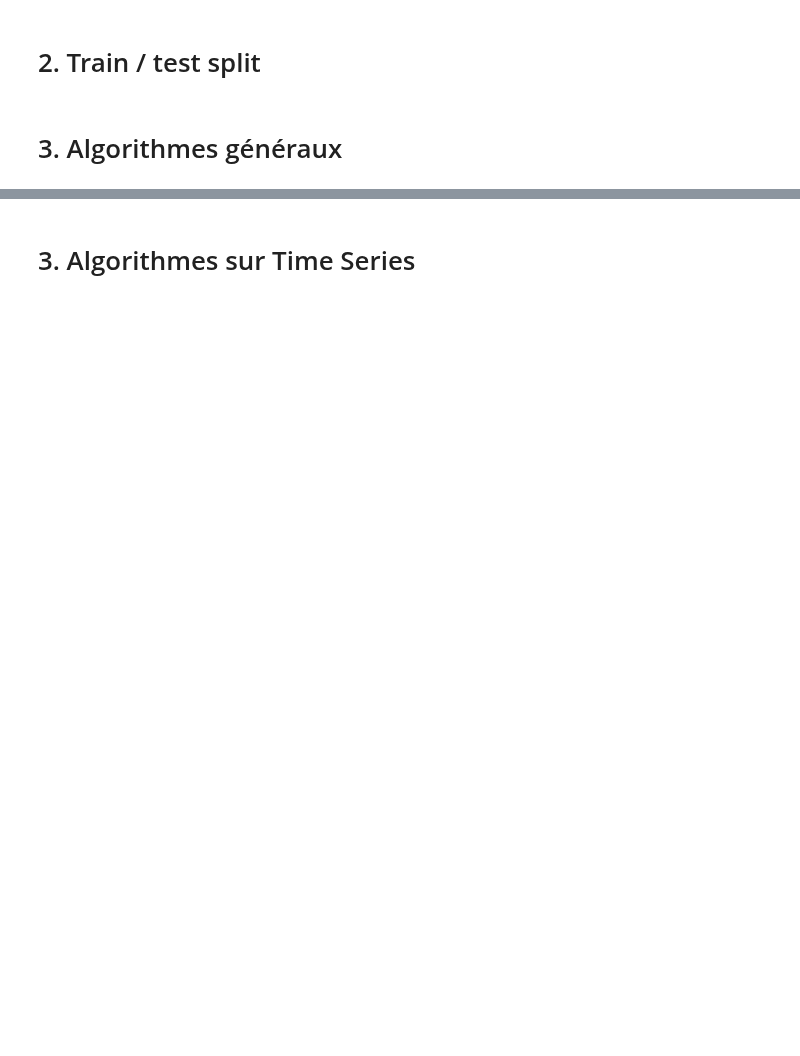
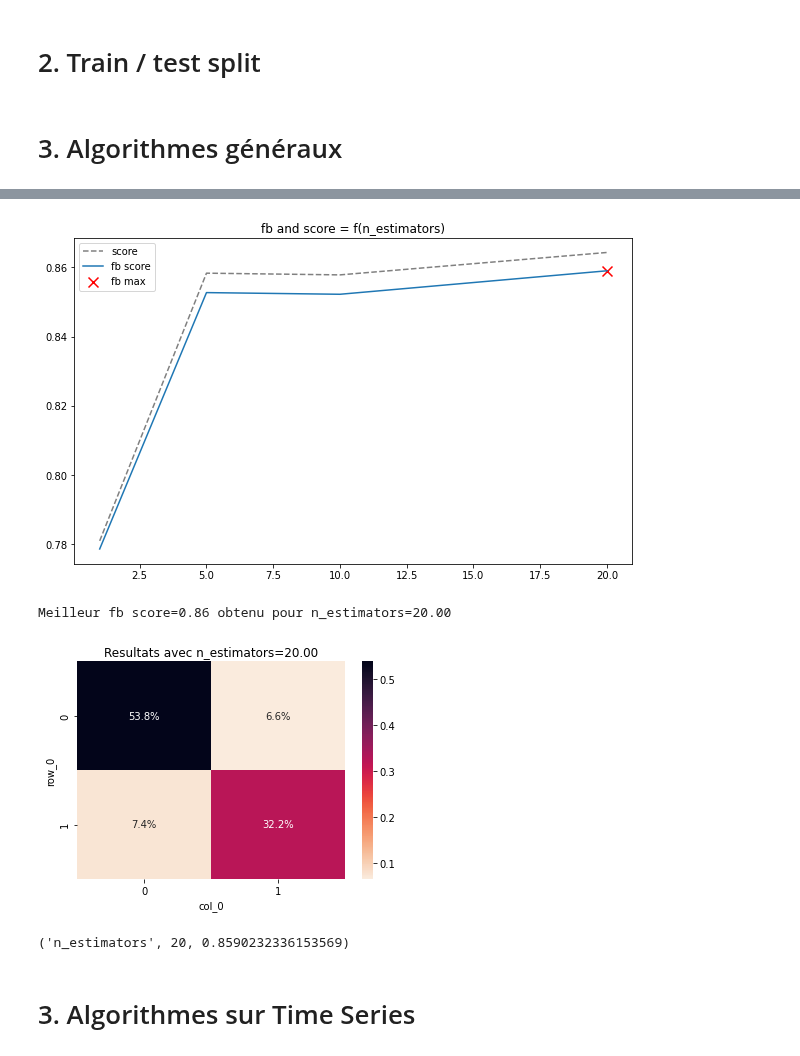
Before and after one commit to hugo-mi/Activity_Detection_From_Electrical_Consumption_Load_Curves, a Jupyter notebook: Exploratory Data Analysis/classification_house2.ipynb, the cells around one changed output, grey strips where cells are left out. Drawn from its saved outputs; the diff is of its cells as text; code cells hidden in the pictures; blank space fills up the shorter version.

```diff
--- a/Exploratory Data Analysis/classification_house2.ipynb
+++ b/Exploratory Data Analysis/classification_house2.ipynb
@@ -158,9 +197,14 @@ Meilleur fb score=0.84 obtenu pour n_estimators=20.00
 # %%
 from sklearn.tree import DecisionTreeClassifier
-from sklearn.ensemble import BaggingClassifier
+from sklearn.ensemble import AdaBoostClassifier
 
-n_range = [1, 10, 20, 30, 40, 60]
-plot_scores_param(X_train, X_test, y_train, y_test, BaggingClassifier, 'n_estimators', n_range, other_params={'n_jobs': -1, 'max_samples': 0.8, 'base_estimator': DecisionTreeClassifier(max_depth=10)})
+n_range = [1, 5, 10, 20]
+plot_scores_param(X_train, X_test, y_train, y_test, AdaBoostClassifier, 'n_estimators', n_range, other_params={'base_estimator': DecisionTreeClassifier(max_depth=2)})
+# %% [output]
+[figure, added]
+Meilleur fb score=0.86 obtenu pour n_estimators=20.00
+[figure, added]
+('n_estimators', 20, 0.8590232336153569)
 # %% [markdown]
 # 3. Algorithmes sur Time Series
 # %%
```
Also changed, not shown: parts of 13 cells of this notebook, 2 other files.
